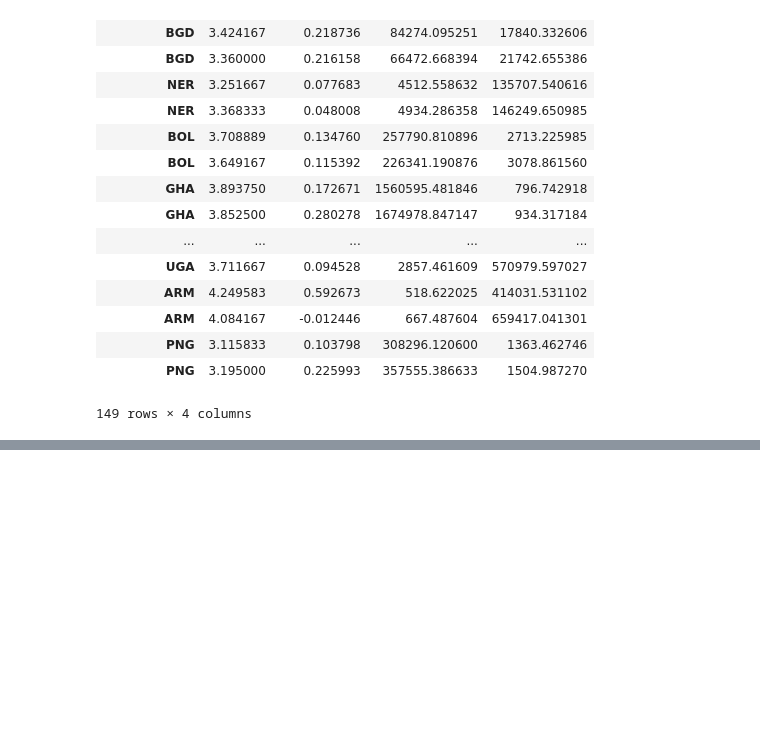
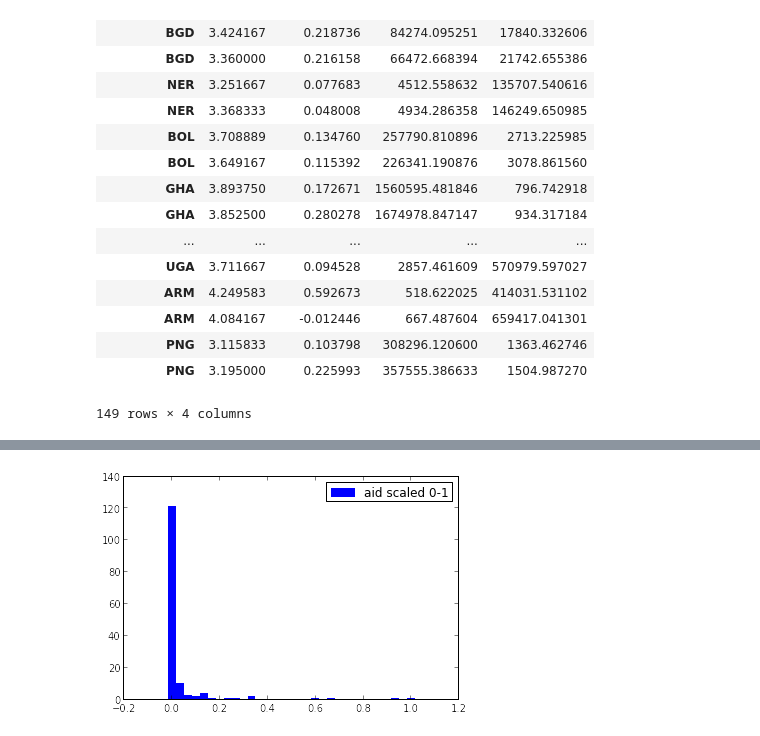
Before and after one commit to rachelboy/RAD, a Jupyter notebook: RAD_table_2.ipynb, the cells around one changed output, grey strips where cells are left out. Saved outputs shown, nothing was run; the diff lists cells and outputs as text; code cells hidden in the pictures; blank space fills up the shorter version.

```diff
--- a/RAD_table_2.ipynb
+++ b/RAD_table_2.ipynb
@@ -221,0 +238,8 @@ tp.Pmf(pmf) #:(((((((( SAAAAAADDDDD
+# %%
+#Just looking at the numbers above, we know coef of aid is waaaay to large to work with
+#Let's scale it before we do anything
+max_val = np.max(df["coef of aid"])
+df["coef of aid scaled"] = df["coef of aid"].apply(lambda x: x/max_val)
+plot_hist(df,"coef of aid scaled", bin_factor=30, label = "aid scaled 0-1")
+# %% [output]
+[figure, added]
```
Also changed, not shown: parts of 11 cells of this notebook.
